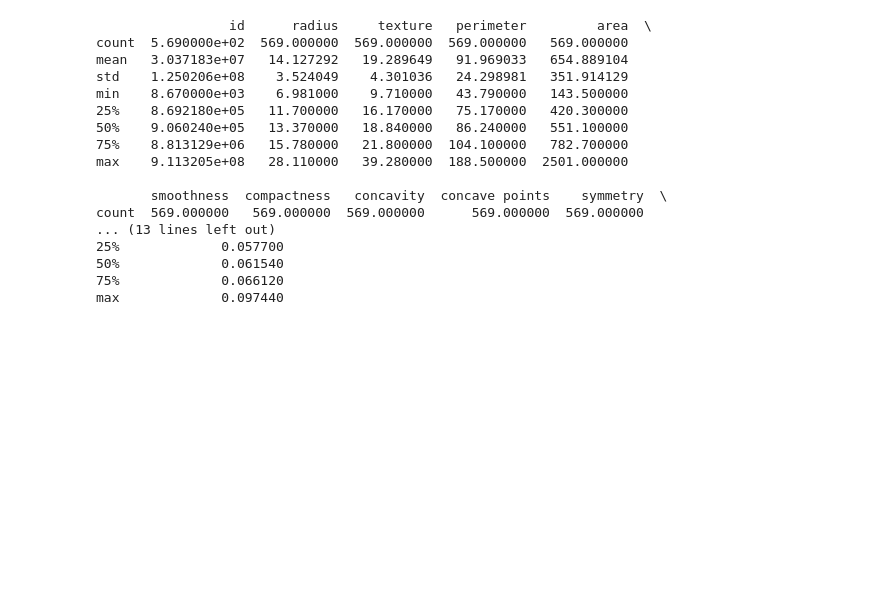
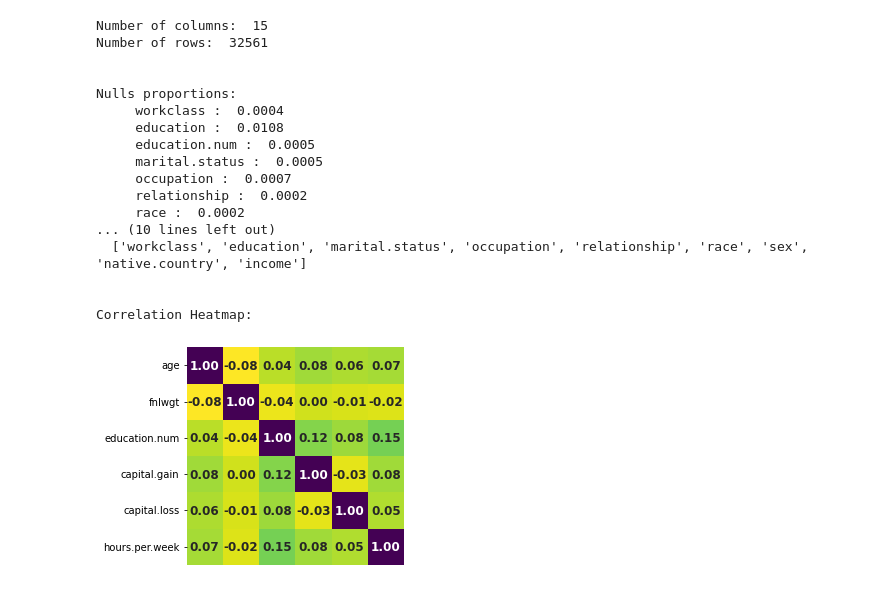
Before and after one commit to Zainy1453/data_checker, a Jupyter notebook: example.ipynb, the cells around one changed output. Cells and saved outputs as stored; diff of their text form; code cells hidden in the pictures; blank space fills up the shorter version.

```diff
--- a/example.ipynb
+++ b/example.ipynb
@@ -4,23 +5,25 @@ import pandas as pd
 # %%
 pop = pd.read_csv('cancer_edited.csv')
+adult =  pd.read_csv('adult.csv')
 # %%
-popo = Dashboard(pop)
-popo.show_insights()
+popo = dc.Dashboard(adult)
+popo.show_preview()
 # %% [output]
-                 id      radius     texture   perimeter         area  \
-count  5.690000e+02  569.000000  569.000000  569.000000   569.000000
-mean   3.037183e+07   14.127292   19.289649   91.969033   654.889104
-std    1.250206e+08    3.524049    4.301036   24.298981   351.914129
-min    8.670000e+03    6.981000    9.710000   43.790000   143.500000
-25%    8.692180e+05   11.700000   16.170000   75.170000   420.300000
-50%    9.060240e+05   13.370000   18.840000   86.240000   551.100000
-75%    8.813129e+06   15.780000   21.800000  104.100000   782.700000
-max    9.113205e+08   28.110000   39.280000  188.500000  2501.000000
+Number of columns:  15
+Number of rows:  32561
 
-       smoothness  compactness   concavity  concave points    symmetry  \
-count  569.000000   569.000000  569.000000      569.000000  569.000000
-... (13 lines left out)
-25%             0.057700
-50%             0.061540
-75%             0.066120
-max             0.097440
+
+Nulls proportions:
+     workclass :  0.0004
+     education :  0.0108
+     education.num :  0.0005
+     marital.status :  0.0005
+     occupation :  0.0007
+     relationship :  0.0002
+     race :  0.0002
+... (10 lines left out)
+  ['workclass', 'education', 'marital.status', 'occupation', 'relationship', 'race', 'sex', 'native.country', 'income']
+
+
+Correlation Heatmap:
+[figure, added]
```
Also changed, not shown: parts of 3 cells of this notebook, 4 other files.
